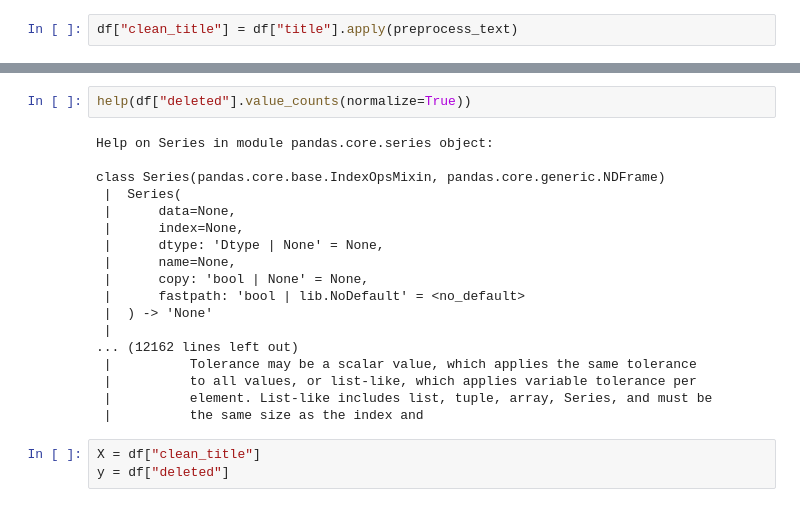
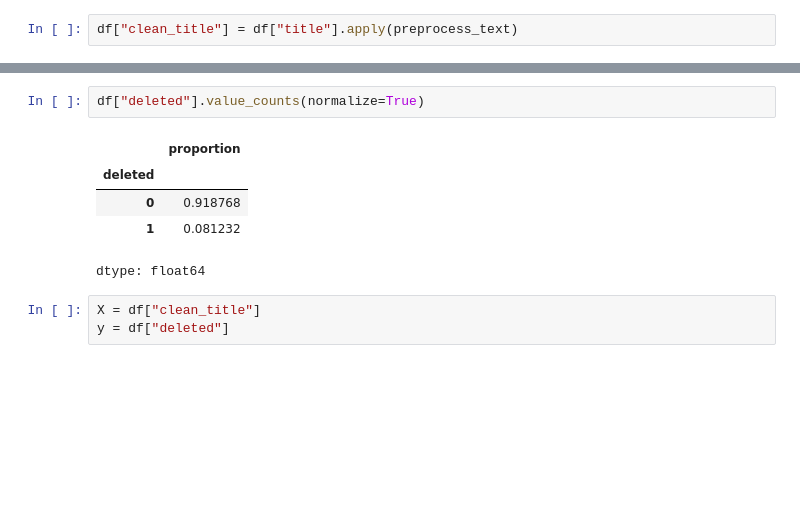
Before and after one commit to raina1234-a/Reddit-Post-Analysis-and-Moderation-Classifier, a Jupyter notebook: reddit_postClassification.ipynb, the cells around one changed output, grey strips where cells are left out. Drawn from its saved outputs; the diff is of its cells as text; blank space fills up the shorter version.

```diff
--- a/reddit_postClassification.ipynb
+++ b/reddit_postClassification.ipynb
@@ -277,24 +277,12 @@ df["deleted"].value_counts(normalize=True)
 dtype: float64
 # %%
-help(df["deleted"].value_counts(normalize=True))
+df["deleted"].value_counts(normalize=True)
 # %% [output]
+|  | proportion |
+| deleted |  |
+| 0 | 0.918768 |
+| 1 | 0.081232 |
-Help on Series in module pandas.core.series object:
-
-class Series(pandas.core.base.IndexOpsMixin, pandas.core.generic.NDFrame)
- |  Series(
- |      data=None,
- |      index=None,
- |      dtype: 'Dtype | None' = None,
- |      name=None,
- |      copy: 'bool | None' = None,
- |      fastpath: 'bool | lib.NoDefault' = <no_default>
- |  ) -> 'None'
- |
-... (12162 lines left out)
- |          Tolerance may be a scalar value, which applies the same tolerance
- |          to all values, or list-like, which applies variable tolerance per
- |          element. List-like includes list, tuple, array, Series, and must be
- |          the same size as the index and
+dtype: float64
 # %%
 X = df["clean_title"]
 y = df["deleted"]
```
Also changed, not shown: parts of 25 cells of this notebook.
